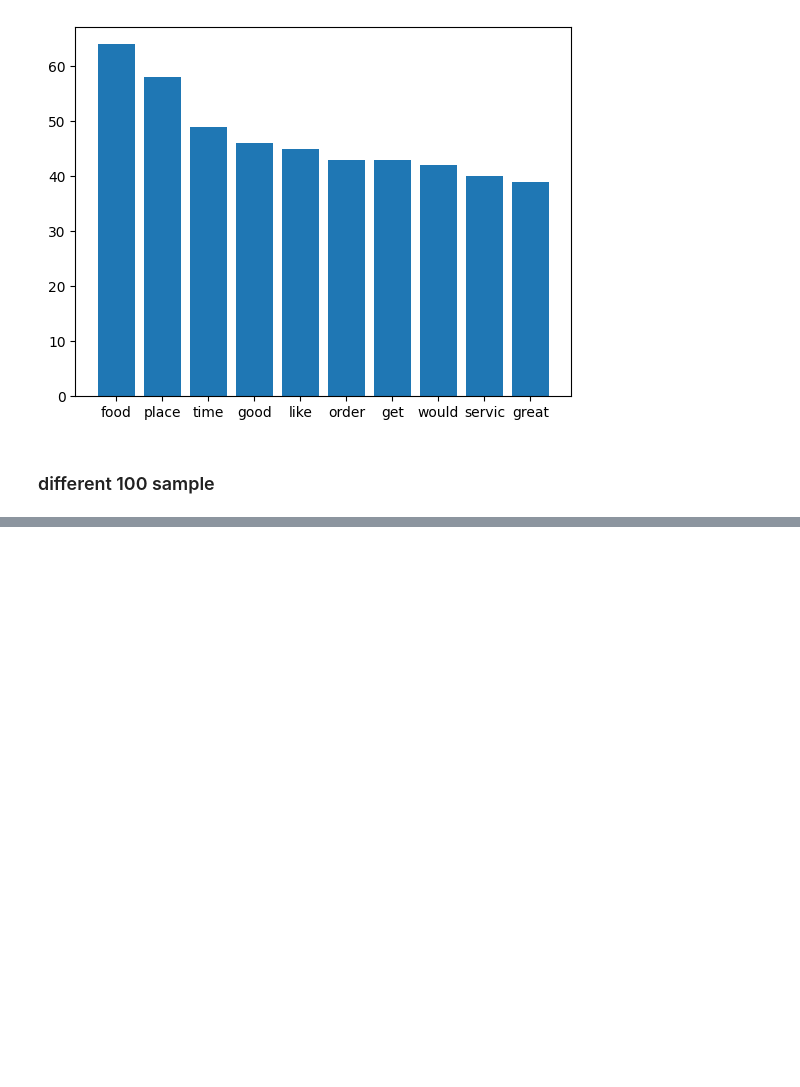
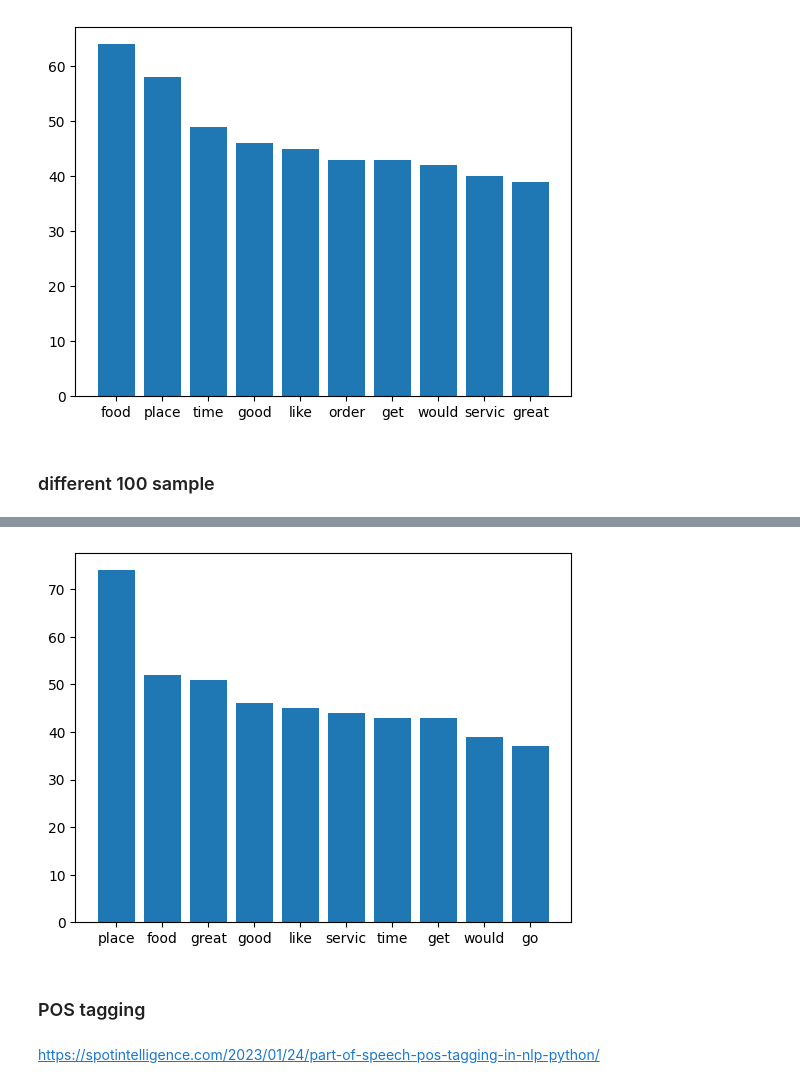
Before and after one commit to Tony363/CIS5590, a Jupyter notebook: ass1.ipynb, the cells around one changed output, grey strips where cells are left out. Cells and saved outputs as stored; diff of their text form; code cells hidden in the pictures; blank space fills up the shorter version.

```diff
--- a/ass1.ipynb
+++ b/ass1.ipynb
@@ -245,0 +240,19 @@ Name: count, dtype: int64
+# %%
+# Function to clean and stem text
+def clean_and_stem(
+    text:str,
+    ps:PorterStemmer,
+    stop_words:set,
+)->list:
+
+    # Remove punctuation and convert to lowercase
+    text = text.translate(str.maketrans('', '', string.punctuation)).lower()
+    # Tokenize the text
+    tokens = word_tokenize(text)
+    # Stem each word in the text
+    return ' '.join([ps.stem(word) for word in tokens if not word.lower() in stop_words])
+
+ps = PorterStemmer()
+b2['stemmed'] = b2['text'].apply(lambda text:clean_and_stem(text,ps,stop_words))
+stemmed_word_freq = b2.stemmed.str.split(expand=True).stack().value_counts().sort_values(ascending=False).head(10)
+stemmed_word_freq
@@ -245,0 +271,9 @@ Name: count, dtype: int64
+# %%
+plt.bar(stemmed_word_freq.index,stemmed_word_freq.values)
+plt.show()
+# %% [output]
+[figure, added]
+# %% [markdown]
+### POS tagging
+# %% [markdown]
+https://spotintelligence.com/2023/01/24/part-of-speech-pos-tagging-in-nlp-python/
```
Also changed, not shown: parts of 35 cells of this notebook.
